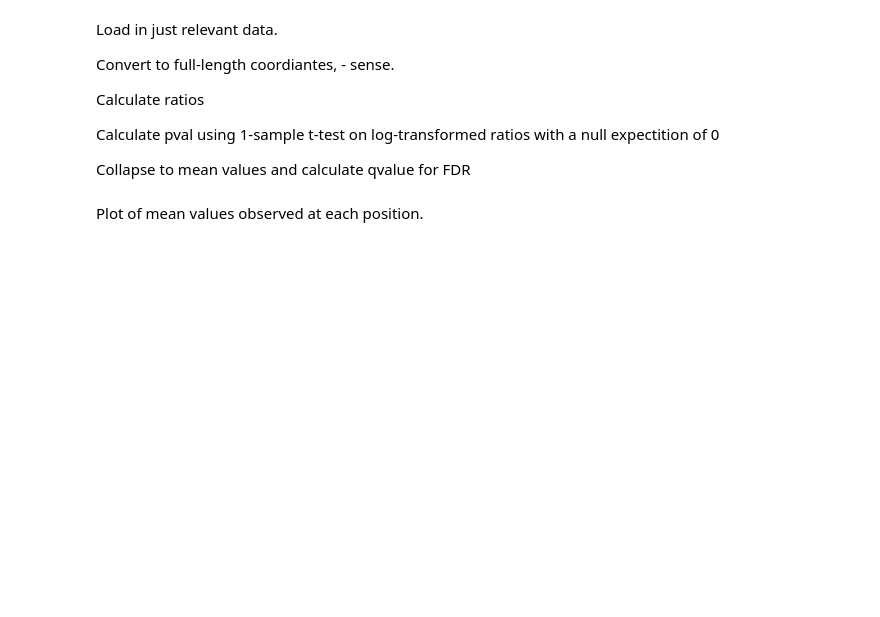
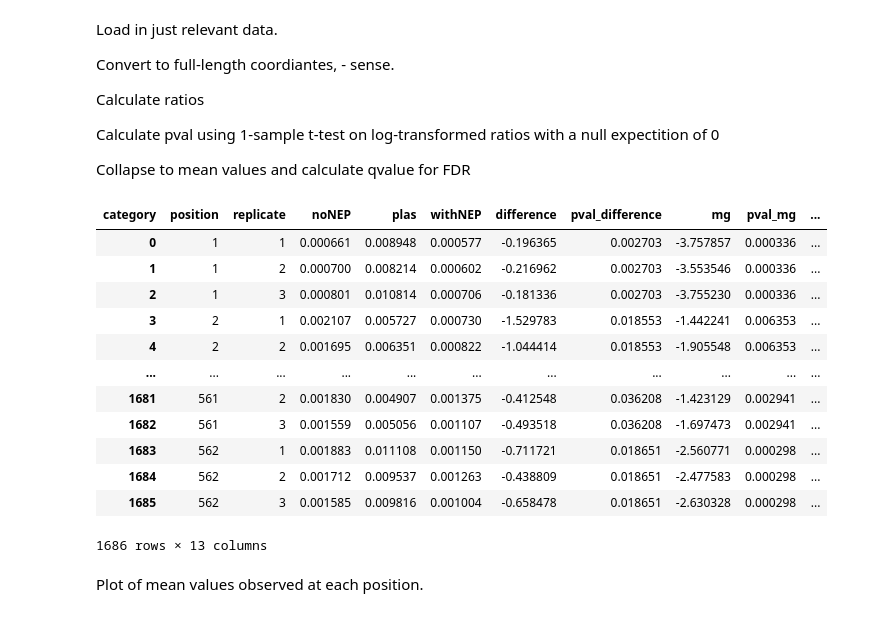
Before and after one commit to Russell-laboratory/NS2_sequence_specificity, a Jupyter notebook: Figures_sequencing.ipynb, the cells around one changed output. Drawn from its saved outputs; the diff is of its cells as text; code cells hidden in the pictures; blank space fills up the shorter version.

```diff
--- a/Figures_sequencing.ipynb
+++ b/Figures_sequencing.ipynb
@@ -1074,6 +1074,22 @@ freqCompare['significant_mg'] = freqCompare.qval_mg < 0.1
 
 freqCompare['qval_NS2'] =  multitest.multipletests(freqCompare.pval_NS2, alpha=0.1, method='fdr_bh', is_sorted=False, returnsorted=False)[1]
 freqCompare['significant_NS2'] = freqCompare.qval_NS2 < 0.1
+# %%
+allPoints
+# %% [output]
+| category | position | replicate | noNEP | plas | withNEP | difference | pval_difference | mg | pval_mg | ... |
+| 0 | 1 | 1 | 0.000661 | 0.008948 | 0.000577 | -0.196365 | 0.002703 | -3.757857 | 0.000336 | ... |
+| 1 | 1 | 2 | 0.000700 | 0.008214 | 0.000602 | -0.216962 | 0.002703 | -3.553546 | 0.000336 | ... |
+| 2 | 1 | 3 | 0.000801 | 0.010814 | 0.000706 | -0.181336 | 0.002703 | -3.755230 | 0.000336 | ... |
+| 3 | 2 | 1 | 0.002107 | 0.005727 | 0.000730 | -1.529783 | 0.018553 | -1.442241 | 0.006353 | ... |
+| 4 | 2 | 2 | 0.001695 | 0.006351 | 0.000822 | -1.044414 | 0.018553 | -1.905548 | 0.006353 | ... |
+| ... | ... | ... | ... | ... | ... | ... | ... | ... | ... | ... |
+| 1681 | 561 | 2 | 0.001830 | 0.004907 | 0.001375 | -0.412548 | 0.036208 | -1.423129 | 0.002941 | ... |
+| 1682 | 561 | 3 | 0.001559 | 0.005056 | 0.001107 | -0.493518 | 0.036208 | -1.697473 | 0.002941 | ... |
+| 1683 | 562 | 1 | 0.001883 | 0.011108 | 0.001150 | -0.711721 | 0.018651 | -2.560771 | 0.000298 | ... |
+| 1684 | 562 | 2 | 0.001712 | 0.009537 | 0.001263 | -0.438809 | 0.018651 | -2.477583 | 0.000298 | ... |
+| 1685 | 562 | 3 | 0.001585 | 0.009816 | 0.001004 | -0.658478 | 0.018651 | -2.630328 | 0.000298 | ... |
+1686 rows × 13 columns
 # %% [markdown]
 Plot of mean values observed at each position.
 # %%
```
Also changed, not shown: 4 other files.
